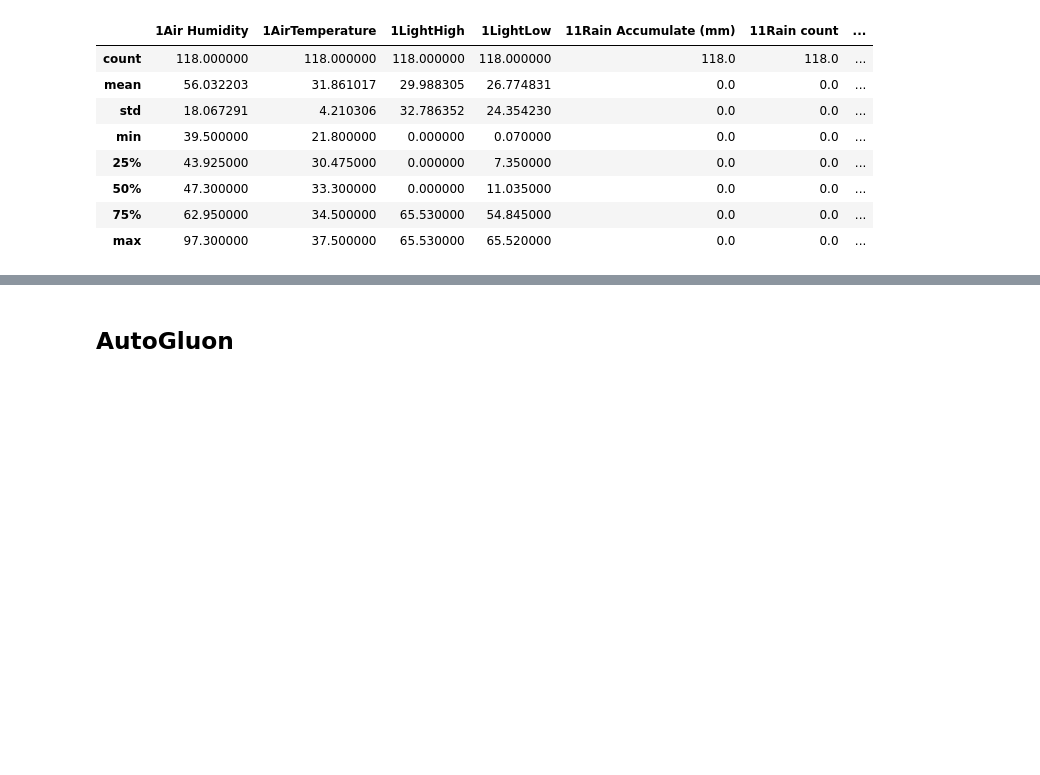
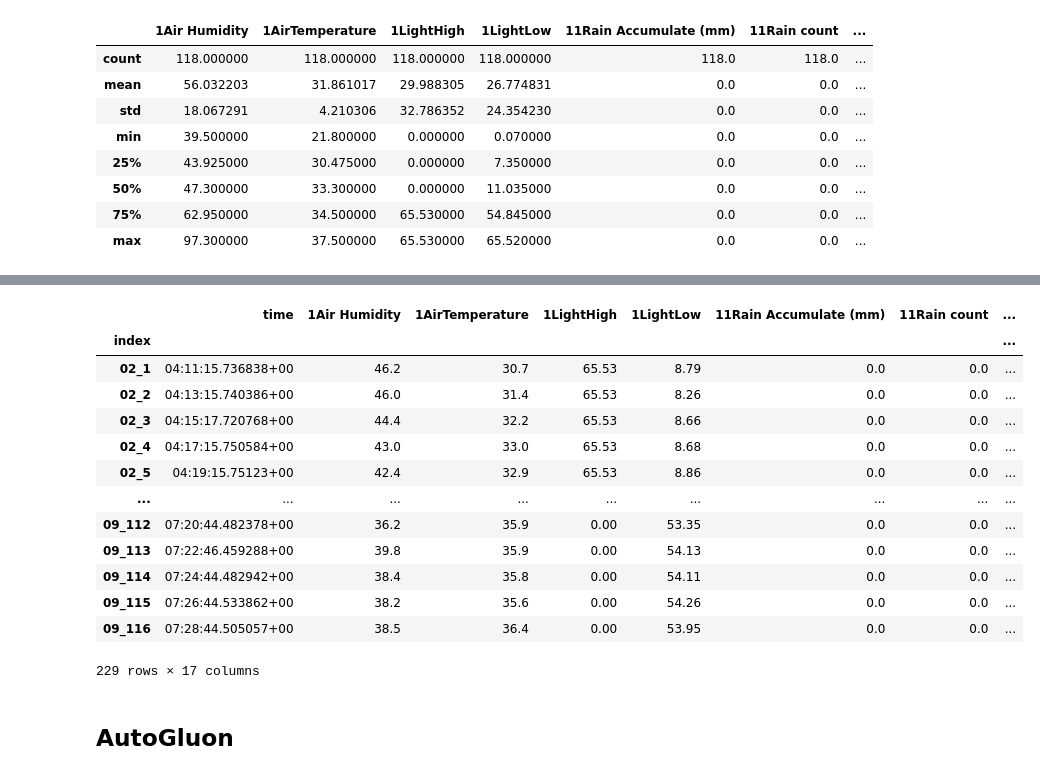
Before and after one commit to xHexlabx/SuperAI_SS4_Recap, a Jupyter notebook: SuperAI_SS4_Level_1/Hack_4_Soil_Water_Prediction/Soil_Water_Prediction.ipynb, the cells around one changed output, grey strips where cells are left out. Saved outputs shown, nothing was run; the diff lists cells and outputs as text; code cells hidden in the pictures; blank space fills up the shorter version.

```diff
--- a/SuperAI_SS4_Level_1/Hack_4_Soil_Water_Prediction/Soil_Water_Prediction.ipynb
+++ b/SuperAI_SS4_Level_1/Hack_4_Soil_Water_Prediction/Soil_Water_Prediction.ipynb
@@ -36,2 +63,19 @@ sample_df.describe()
+# %%
+test_data
+# %% [output]
+|  | time | 1Air Humidity | 1AirTemperature | 1LightHigh | 1LightLow | 11Rain Accumulate (mm) | 11Rain count | ... |
+| index |  |  |  |  |  |  |  | ... |
+| 02_1 | 04:11:15.736838+00 | 46.2 | 30.7 | 65.53 | 8.79 | 0.0 | 0.0 | ... |
+| 02_2 | 04:13:15.740386+00 | 46.0 | 31.4 | 65.53 | 8.26 | 0.0 | 0.0 | ... |
+| 02_3 | 04:15:17.720768+00 | 44.4 | 32.2 | 65.53 | 8.66 | 0.0 | 0.0 | ... |
+| 02_4 | 04:17:15.750584+00 | 43.0 | 33.0 | 65.53 | 8.68 | 0.0 | 0.0 | ... |
+| 02_5 | 04:19:15.75123+00 | 42.4 | 32.9 | 65.53 | 8.86 | 0.0 | 0.0 | ... |
+| ... | ... | ... | ... | ... | ... | ... | ... | ... |
+| 09_112 | 07:20:44.482378+00 | 36.2 | 35.9 | 0.00 | 53.35 | 0.0 | 0.0 | ... |
+| 09_113 | 07:22:46.459288+00 | 39.8 | 35.9 | 0.00 | 54.13 | 0.0 | 0.0 | ... |
+| 09_114 | 07:24:44.482942+00 | 38.4 | 35.8 | 0.00 | 54.11 | 0.0 | 0.0 | ... |
+| 09_115 | 07:26:44.533862+00 | 38.2 | 35.6 | 0.00 | 54.26 | 0.0 | 0.0 | ... |
+| 09_116 | 07:28:44.505057+00 | 38.5 | 36.4 | 0.00 | 53.95 | 0.0 | 0.0 | ... |
+229 rows × 17 columns
 # %% [markdown]
 ## AutoGluon
```
Also changed, not shown: parts of 7 cells of this notebook.
